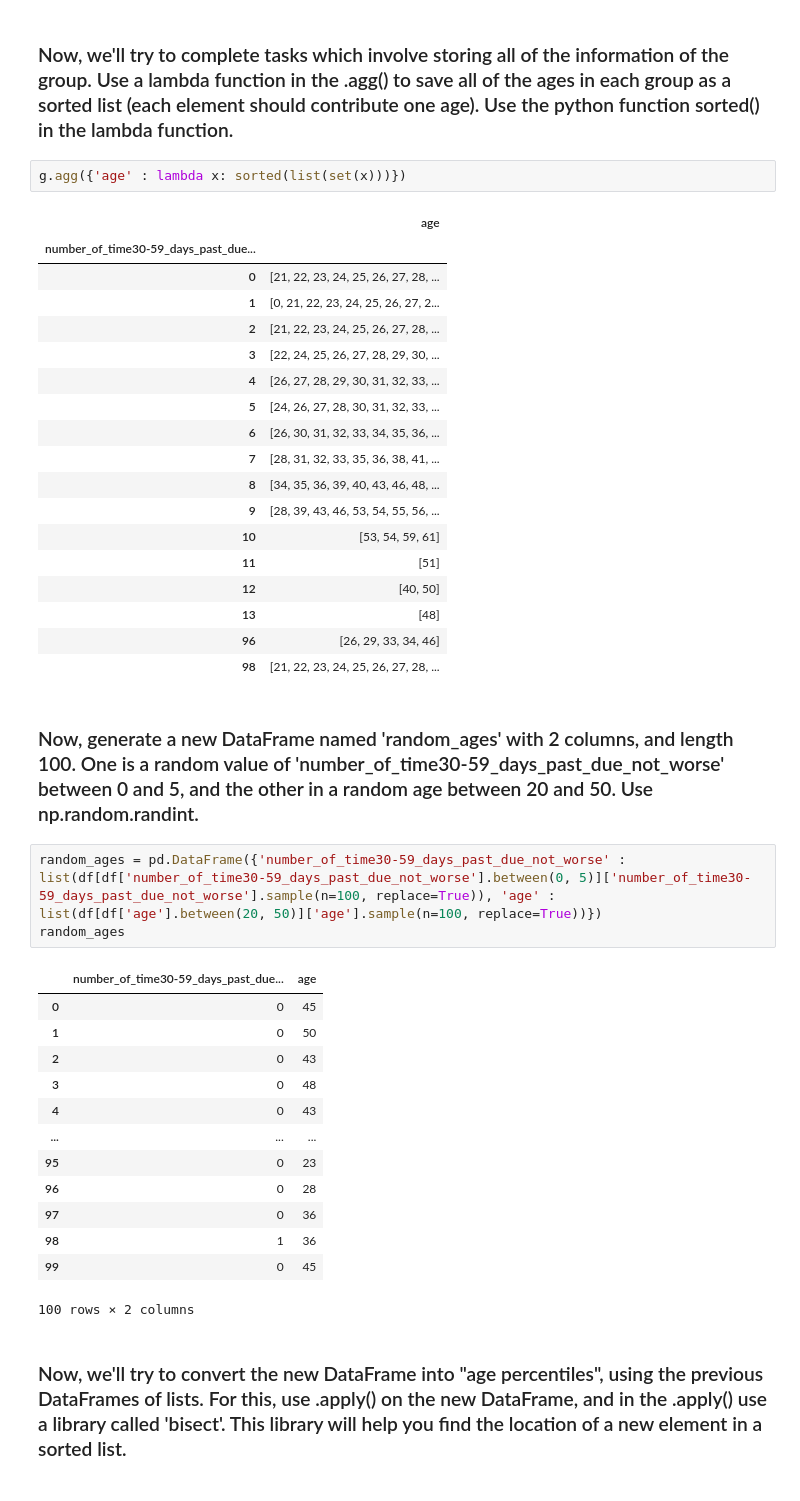
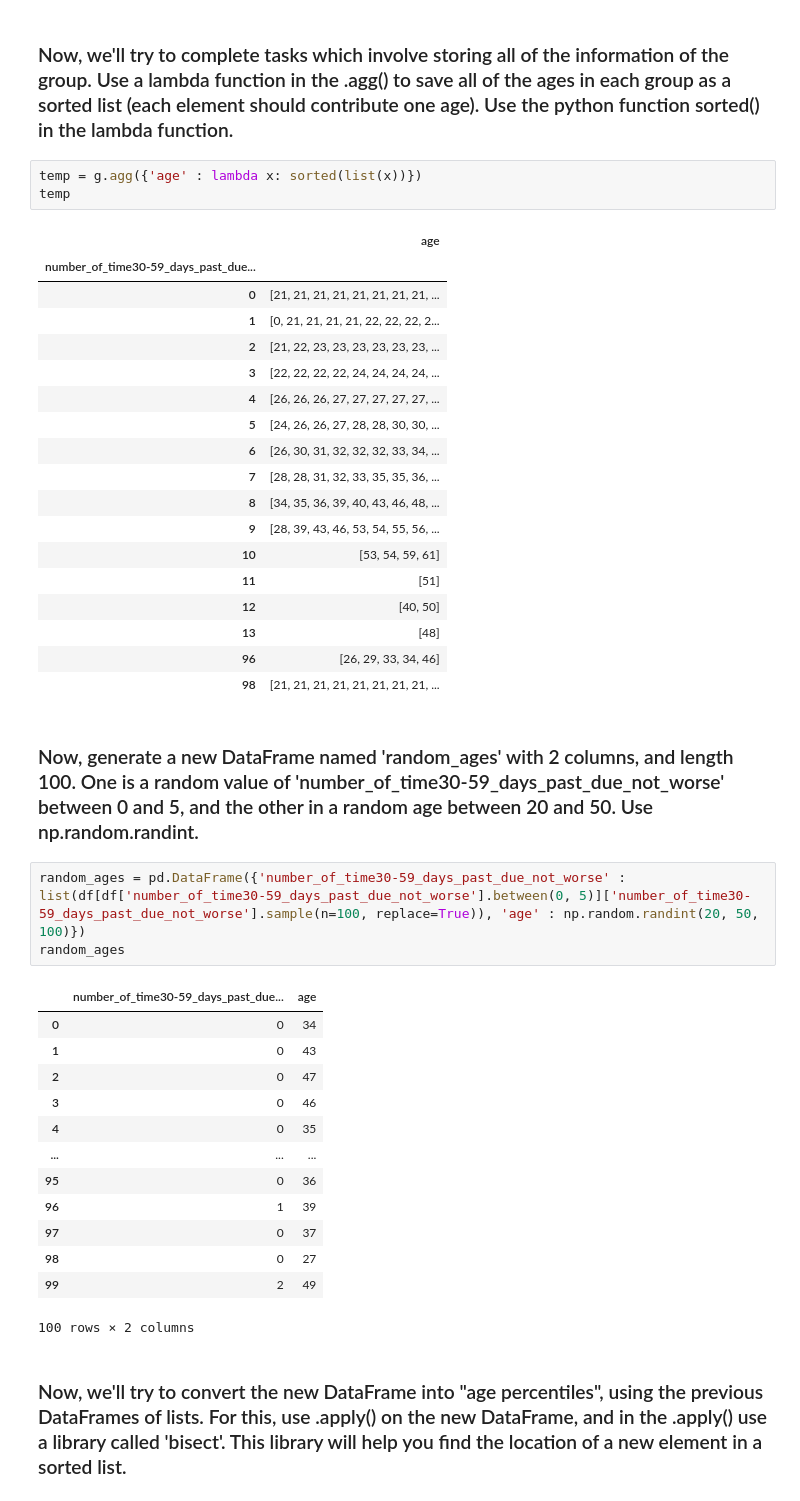
Before and after one commit to anat-vainer/python_training, a Jupyter notebook: groupby_exercise.ipynb, the cells around one changed output. Cells and saved outputs as stored; diff of their text form.

```diff
--- a/groupby_exercise.ipynb
+++ b/groupby_exercise.ipynb
@@ -293,18 +293,19 @@ a
 # %% [markdown]
 ### Now, we'll try to complete tasks which involve storing all of the information of the group. Use a lambda function in the .agg() to save all of the ages in each group as a sorted list (each element should contribute one age). Use the python function sorted() in the lambda function.
 # %%
-g.agg({'age' : lambda x: sorted(list(set(x)))})
+temp = g.agg({'age' : lambda x: sorted(list(x))})
+temp
 # %% [output]
 |  | age |
 | number_of_time30-59_days_past_due... |  |
-| 0 | [21, 22, 23, 24, 25, 26, 27, 28, ... |
-| 1 | [0, 21, 22, 23, 24, 25, 26, 27, 2... |
-| 2 | [21, 22, 23, 24, 25, 26, 27, 28, ... |
-| 3 | [22, 24, 25, 26, 27, 28, 29, 30, ... |
-| 4 | [26, 27, 28, 29, 30, 31, 32, 33, ... |
-| 5 | [24, 26, 27, 28, 30, 31, 32, 33, ... |
-| 6 | [26, 30, 31, 32, 33, 34, 35, 36, ... |
-| 7 | [28, 31, 32, 33, 35, 36, 38, 41, ... |
+| 0 | [21, 21, 21, 21, 21, 21, 21, 21, ... |
+| 1 | [0, 21, 21, 21, 21, 22, 22, 22, 2... |
+| 2 | [21, 22, 23, 23, 23, 23, 23, 23, ... |
+| 3 | [22, 22, 22, 22, 24, 24, 24, 24, ... |
+| 4 | [26, 26, 26, 27, 27, 27, 27, 27, ... |
+| 5 | [24, 26, 26, 27, 28, 28, 30, 30, ... |
+| 6 | [26, 30, 31, 32, 32, 32, 33, 34, ... |
+| 7 | [28, 28, 31, 32, 33, 35, 35, 36, ... |
 | 8 | [34, 35, 36, 39, 40, 43, 46, 48, ... |
 | 9 | [28, 39, 43, 46, 53, 54, 55, 56, ... |
 | 10 | [53, 54, 59, 61] |
@@ -312,25 +313,25 @@ g.agg({'age' : lambda x: sorted(list(set(x)))})
 | 12 | [40, 50] |
 | 13 | [48] |
 | 96 | [26, 29, 33, 34, 46] |
-| 98 | [21, 22, 23, 24, 25, 26, 27, 28, ... |
+| 98 | [21, 21, 21, 21, 21, 21, 21, 21, ... |
 # %% [markdown]
 ### Now, generate a new DataFrame named 'random_ages' with 2 columns, and length 100. One is a random value of 'number_of_time30-59_days_past_due_not_worse' between 0 and 5, and the other in a random age between 20 and 50. Use np.random.randint.
 # %%
-random_ages = pd.DataFrame({'number_of_time30-59_days_past_due_not_worse' : list(df[df['number_of_time30-59_days_past_due_not_worse'].between(0, 5)]['number_of_time30-59_days_past_due_not_worse'].sample(n=100, replace=True)), 'age' : list(df[df['age'].between(20, 50)]['age'].sample(n=100, replace=True))})
+random_ages = pd.DataFrame({'number_of_time30-59_days_past_due_not_worse' : list(df[df['number_of_time30-59_days_past_due_not_worse'].between(0, 5)]['number_of_time30-59_days_past_due_not_worse'].sample(n=100, replace=True)), 'age' : np.random.randint(20, 50, 100)})
 random_ages
 # %% [output]
 |  | number_of_time30-59_days_past_due... | age |
-| 0 | 0 | 45 |
-| 1 | 0 | 50 |
-| 2 | 0 | 43 |
-| 3 | 0 | 48 |
-| 4 | 0 | 43 |
+| 0 | 0 | 34 |
+| 1 | 0 | 43 |
+| 2 | 0 | 47 |
+| 3 | 0 | 46 |
+| 4 | 0 | 35 |
 | ... | ... | ... |
-| 95 | 0 | 23 |
-| 96 | 0 | 28 |
-| 97 | 0 | 36 |
-| 98 | 1 | 36 |
-| 99 | 0 | 45 |
+| 95 | 0 | 36 |
+| 96 | 1 | 39 |
+| 97 | 0 | 37 |
+| 98 | 0 | 27 |
+| 99 | 2 | 49 |
 100 rows × 2 columns
 # %% [markdown]
 ### Now, we'll try to convert the new DataFrame into "age percentiles", using the previous DataFrames of  lists. For this, use .apply() on the new DataFrame, and in the .apply() use a library called 'bisect'. This library will help you find the location of a new element in a sorted list.
```
Also changed, not shown: parts of 5 cells of this notebook.
